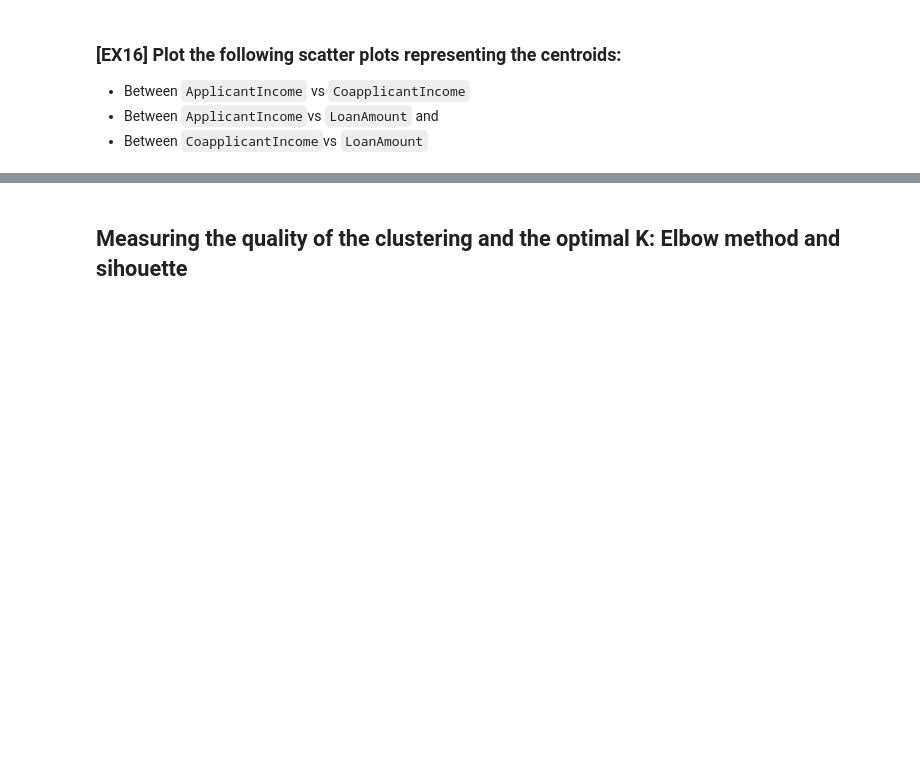
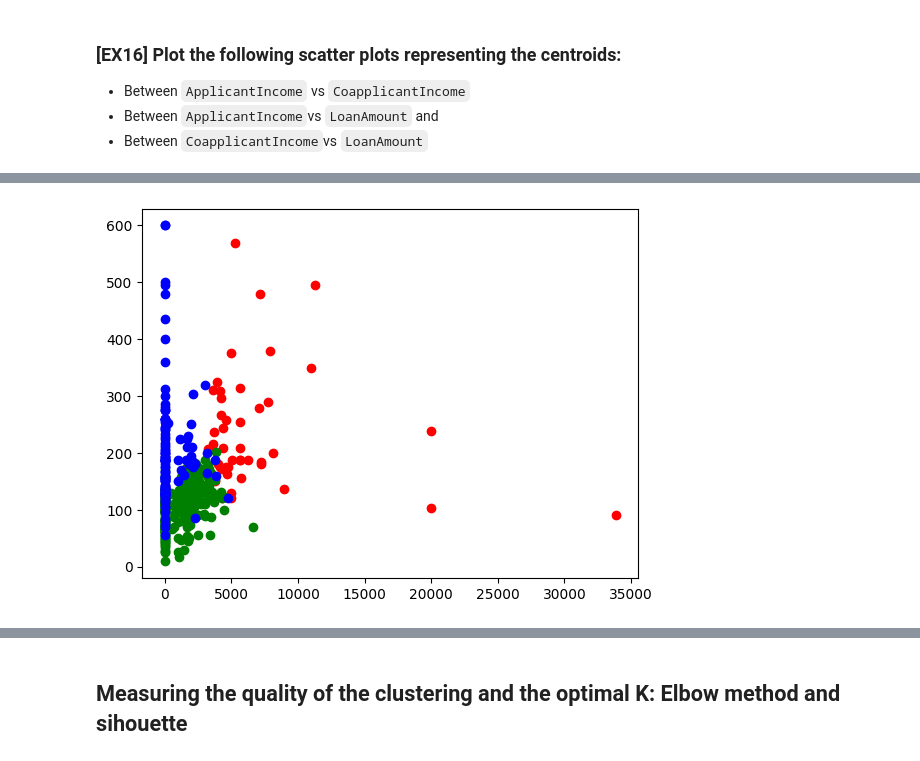
Before and after one commit to WdnLiu/ML2023, a Jupyter notebook: ML2023-main/Project_students/P5_students.ipynb, the cells around one changed output, grey strips where cells are left out. Saved outputs shown, nothing was run; the diff lists cells and outputs as text; code cells hidden in the pictures; blank space fills up the shorter version.

```diff
--- a/ML2023-main/Project_students/P5_students.ipynb
+++ b/ML2023-main/Project_students/P5_students.ipynb
@@ -763,0 +781,7 @@ plt.show()
+# %%
+plt.scatter(filtered_label0['CoapplicantIncome'] , filtered_label0['LoanAmount'], color = 'red')
+plt.scatter(filtered_label1['CoapplicantIncome'] , filtered_label1['LoanAmount'], color = 'green')
+plt.scatter(filtered_label2['CoapplicantIncome'] , filtered_label2['LoanAmount'], color = 'blue')
+plt.show()
+# %% [output]
+[figure, added]
```
Also changed, not shown: parts of 60 cells of this notebook.
